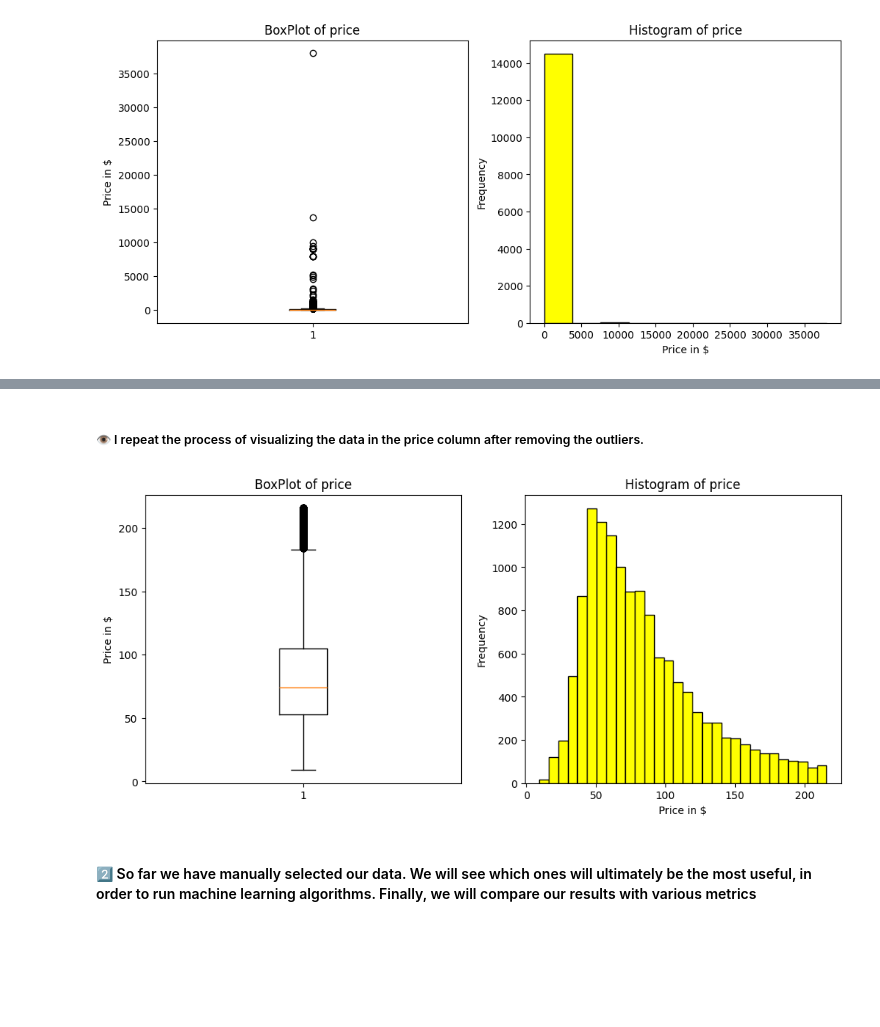
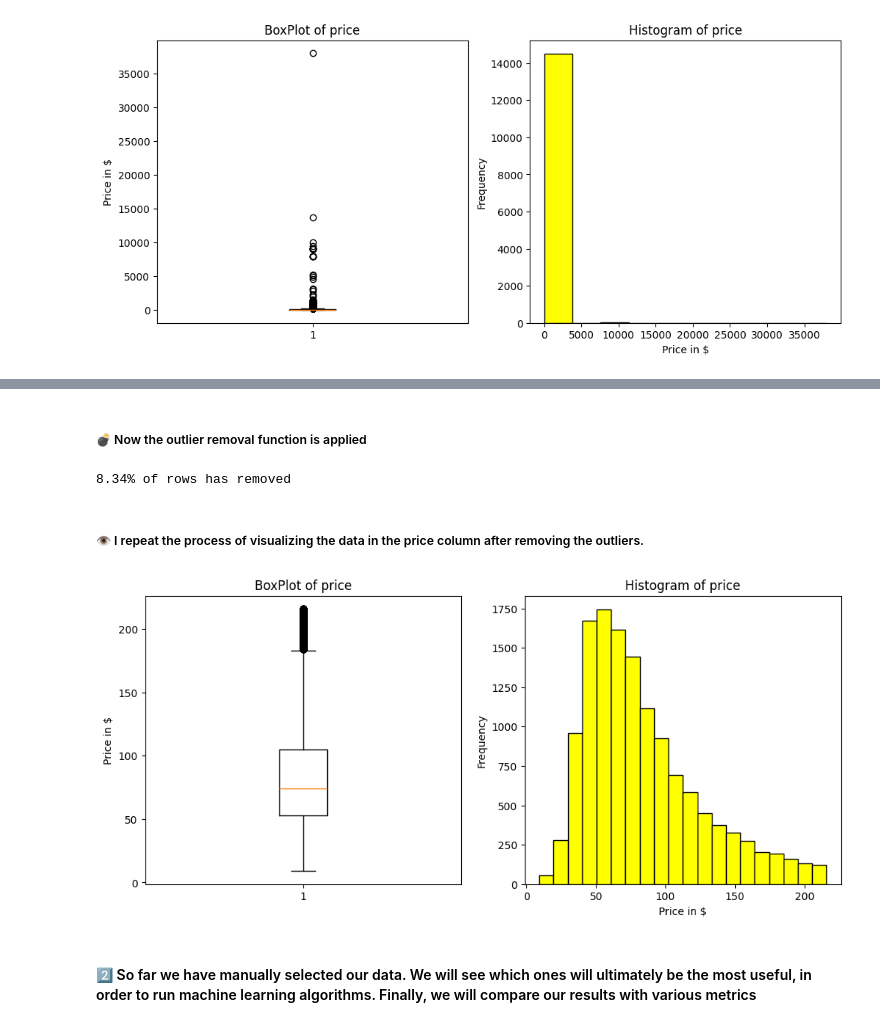
Before and after one commit to YiannisStergiou/Airbnb-Athens-Analysis-Machine-Learning, a Jupyter notebook: AirBNB.ipynb, the cells around one changed output, grey strips where cells are left out. Saved outputs shown, nothing was run; the diff lists cells and outputs as text; code cells hidden in the pictures; blank space fills up the shorter version.

```diff
--- a/AirBNB.ipynb
+++ b/AirBNB.ipynb
@@ -152,0 +119,4 @@ air_data_cl["days_from_first_review"] = days_from_first_review
+# %%
+air_data["days_been_active"]       = days_been_active
+air_data["days_from_last_review"]  = days_from_last_review
+air_data["days_from_first_review"] = days_from_first_review
@@ -152,0 +228,9 @@ air_data_cl["days_from_first_review"] = days_from_first_review
+# %%
+air_data_cl = air_data_cl.dropna(subset = ["price"])
+
+temp_num    = air_data_cl.drop(["host_is_superhost", "host_response_time", "room_type"], axis = "columns").columns
+
+air_data_cl = one_hot_thing(air_data_cl,
+                            ["host_is_superhost"],               # binary     columns
+                            ["host_response_time", "room_type"], # non-binary columns
+                            temp_num)                            # numeric    columns
@@ -259,22 +299,49 @@ After removing the outliers, the standard deviation was reduced to the value: 41
+# %%
+def outlier_elimination(df, target_col):
+    p25               = df[target_col].quantile(0.25)
+    p75               = df[target_col].quantile(0.75)
+
+    upper             = p75 + 1.5 * (p75 - p25)
+    lower             = p25 - 1.5 * (p75 - p25)
+
+    upper_killer      = df[target_col] <= upper
+    lower_killer      = df[target_col] >= lower
+
+    outlier_elim      = upper_killer * lower_killer
+
+    new_df            = df[outlier_elim]
+
+    new_row, new_cols = new_df.shape
+    old_row, old_cils = df.shape
+
+    print(f"{((old_row - new_row) * 100) / old_row:.2f}% of rows has removed")
+
+    return new_df
+# %% [markdown]
+##### 💣 Now the outlier removal function is applied
+# %%
+air_data_cl1 = outlier_elimination(air_data_cl, "price")
+# %% [output]
+8.34% of rows has removed
 # %% [markdown]
 ##### 👁️ I repeat the process of visualizing the data in the price column after removing the outliers.
 # %%
 working_class = "price"
 price_plot, (plot1, plot2) = plt.subplots(1, 2, figsize = (12,5))
 
 plot1.boxplot(air_data_cl1[working_class].dropna())
 plot1.set_title(f"BoxPlot of {working_class}")
 plot1.set_xlabel("")
 plot1.set_ylabel("Price in $")
 
-plot2.hist(air_data_cl1[working_class].dropna(), color = "yellow", edgecolor = "black", bins = 30)
+plot2.hist(air_data_cl1[working_class].dropna(), color = "yellow", edgecolor = "black", bins = 20)
 plot2.set_xlabel("Price in $")
 plot2.set_ylabel("Frequency")
 plot2.set_title(f"Histogram of {working_class}")
 
 plt.show()
 # %% [output]
-[figure, old version]
+[figure, new version]
 # %% [markdown]
 #### 2️⃣ So far we have manually selected our data. We will see which ones will ultimately be the most useful, in order to run machine learning algorithms. Finally, we will compare our results with various metrics
 # %%
```
Also changed, not shown: parts of 44 cells of this notebook.
